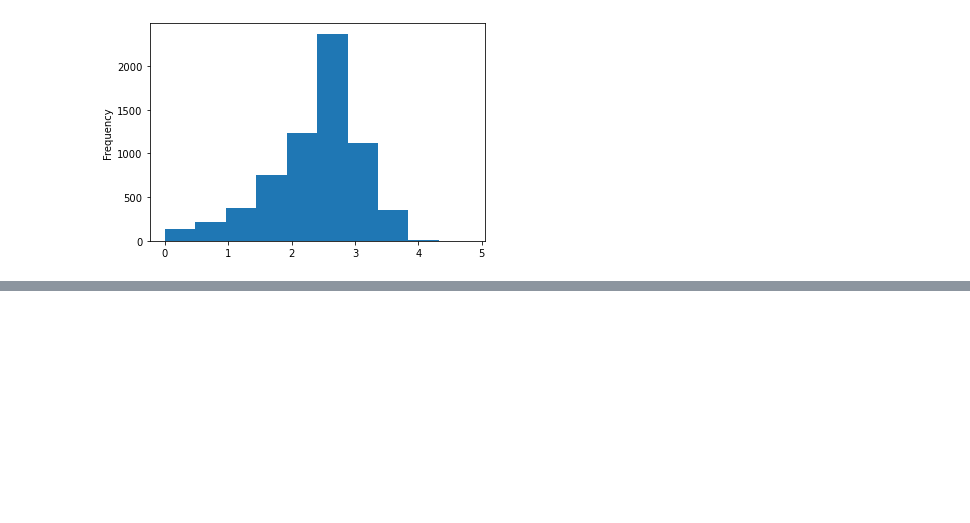
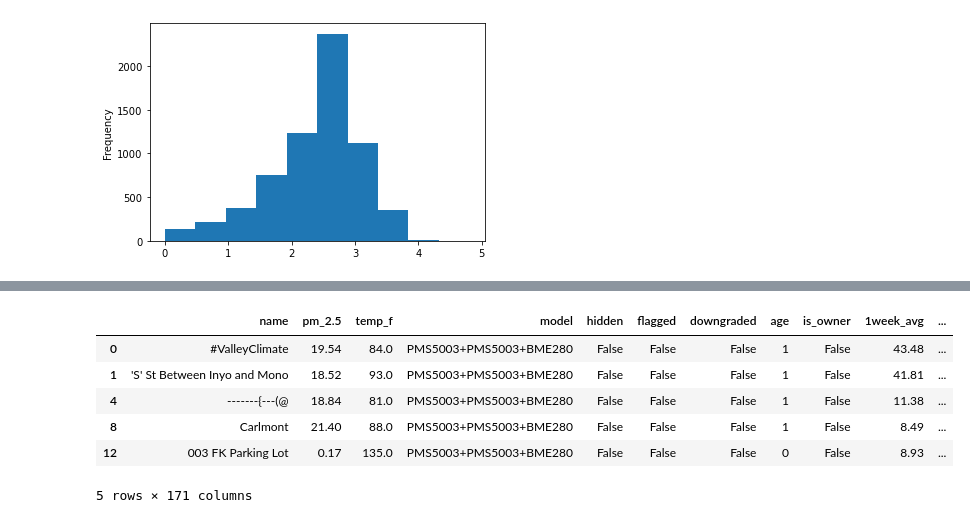
Before and after one commit to morganhof/teamwork_aq_n_walkability, a Jupyter notebook: 02_EDA_Steven.ipynb, the cells around one changed output, grey strips where cells are left out. Cells and saved outputs as stored; diff of their text form; code cells hidden in the pictures; blank space fills up the shorter version.

```diff
--- a/02_EDA_Steven.ipynb
+++ b/02_EDA_Steven.ipynb
@@ -401,0 +417,10 @@ df1['log_1week_avg'] = np.log1p(df1['1week_avg'])
+# %%
+df1.head()
+# %% [output]
+|  | name | pm_2.5 | temp_f | model | hidden | flagged | downgraded | age | is_owner | 1week_avg | ... |
+| 0 | #ValleyClimate | 19.54 | 84.0 | PMS5003+PMS5003+BME280 | False | False | False | 1 | False | 43.48 | ... |
+| 1 | 'S' St Between Inyo and Mono | 18.52 | 93.0 | PMS5003+PMS5003+BME280 | False | False | False | 1 | False | 41.81 | ... |
+| 4 | -------{---(@ | 18.84 | 81.0 | PMS5003+PMS5003+BME280 | False | False | False | 1 | False | 11.38 | ... |
+| 8 | Carlmont | 21.40 | 88.0 | PMS5003+PMS5003+BME280 | False | False | False | 1 | False | 8.49 | ... |
+| 12 | 003 FK Parking Lot | 0.17 | 135.0 | PMS5003+PMS5003+BME280 | False | False | False | 0 | False | 8.93 | ... |
+5 rows × 171 columns
```
Also changed, not shown: parts of 5 cells of this notebook.
